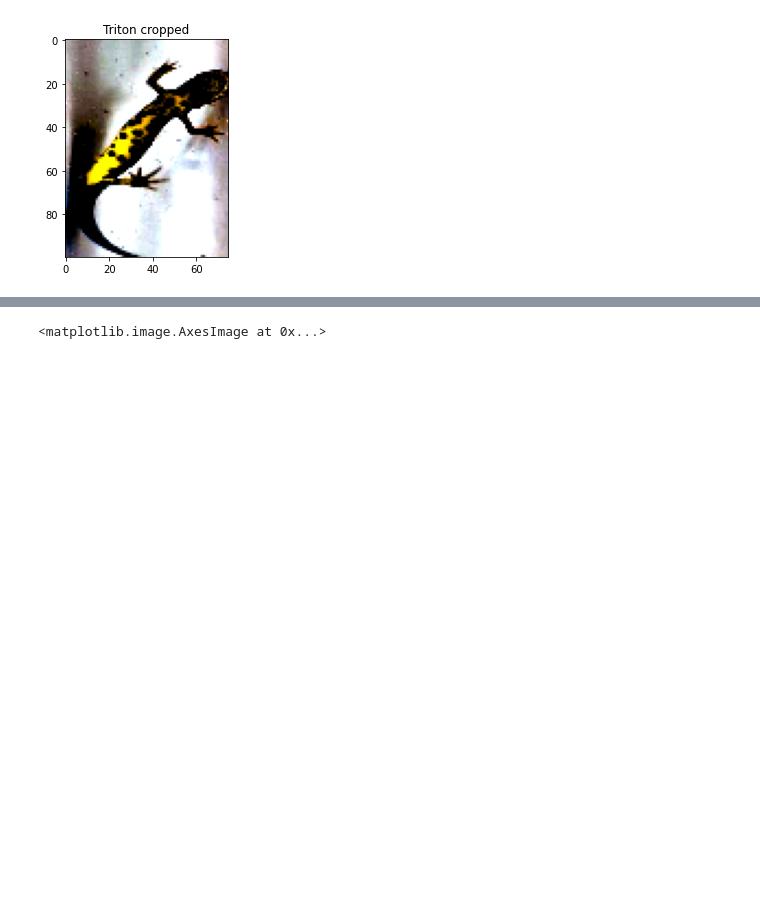
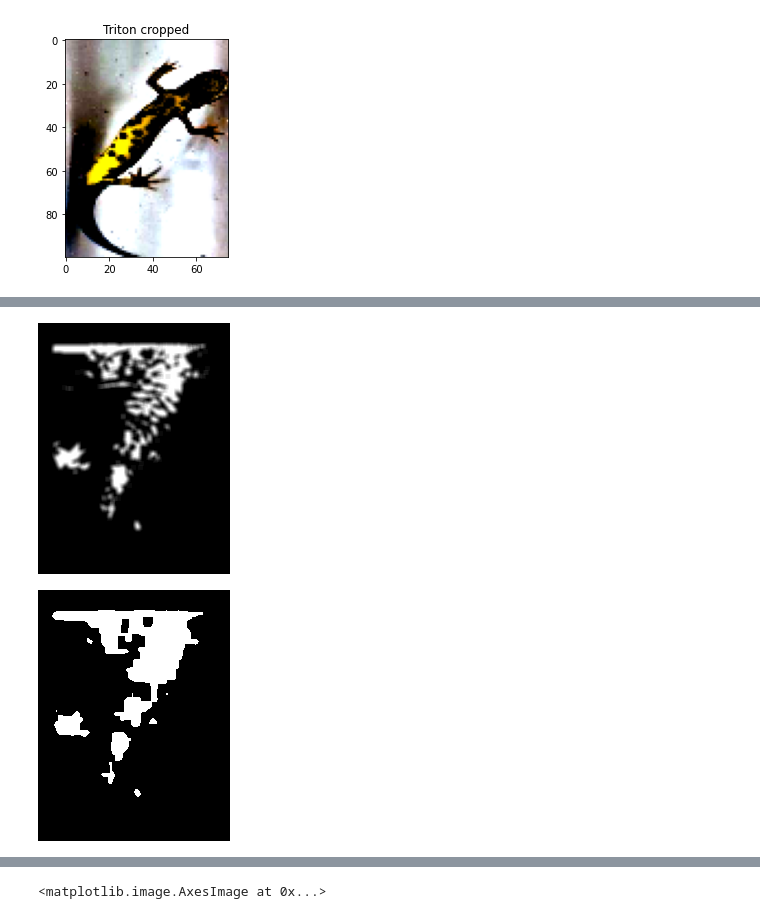
Before and after one commit to GuillaumeMagnette/Stage_Tritons, a Jupyter notebook: Image_augmentation.ipynb, the cells around one changed output, grey strips where cells are left out. Cells and saved outputs as stored; diff of their text form; code cells hidden in the pictures; blank space fills up the shorter version.

```diff
--- a/Image_augmentation.ipynb
+++ b/Image_augmentation.ipynb
@@ -257,0 +490,16 @@ plt.imshow(swirled)
+# %%
+mask_blur = cv2.GaussianBlur(mask,(5,5),cv2.BORDER_DEFAULT)
+
+threshMap = cv2.threshold(mask_blur.astype("uint8"), 0, 255,
+	cv2.THRESH_BINARY | cv2.THRESH_OTSU)[1]
+
+kernel = np.ones((7,7),np.uint8)
+threshMap = cv2.dilate(threshMap, kernel)
+threshMap = cv2.erode(threshMap, kernel)
+
+
+cv2_imshow(mask_blur)
+cv2_imshow(threshMap)
+# %% [output]
+[figure, added]
+[figure, added]
```
Also changed, not shown: parts of 11 cells of this notebook.
